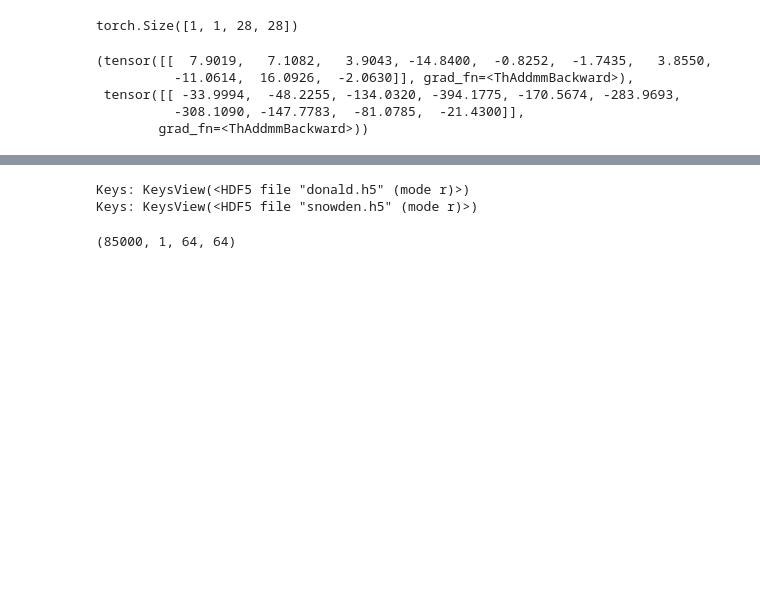
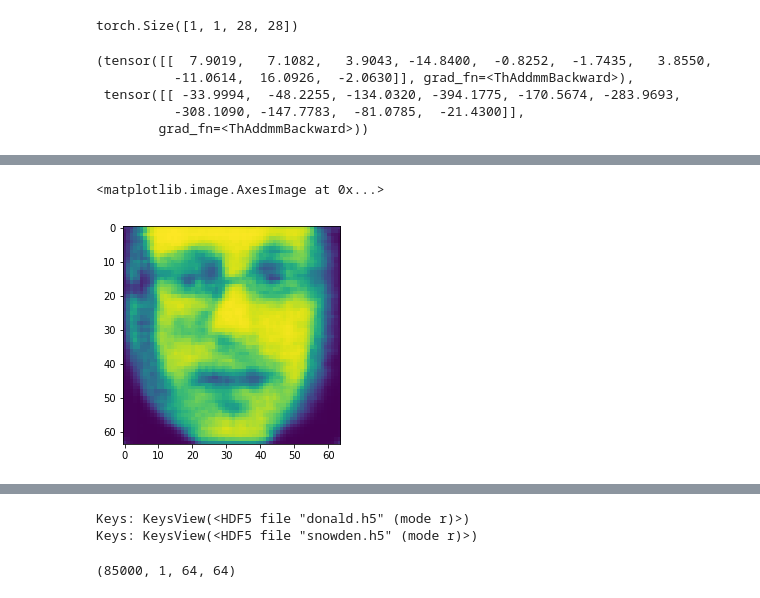
Before and after one commit to rykachevskiy/VAEtorch, a Jupyter notebook: VAE.ipynb, the cells around one changed output, grey strips where cells are left out. Drawn from its saved outputs; the diff is of its cells as text; code cells hidden in the pictures; blank space fills up the shorter version.

```diff
--- a/VAE.ipynb
+++ b/VAE.ipynb
@@ -256,0 +385,7 @@ plt.imshow(vae.dec(v)[0][0].detach())
+# %%
+mu, logvar = t_vae.enc(torch.from_numpy(trump_dataset.__getitem__(0).reshape(1,1,64,64)).cuda())
+# %%
+plt.imshow(s_vae.dec(mu.cuda())[0][0].cpu().detach())
+# %% [output]
+<matplotlib.image.AxesImage at 0x...>
+[figure, added]
```
Also changed, not shown: parts of 31 cells of this notebook.
